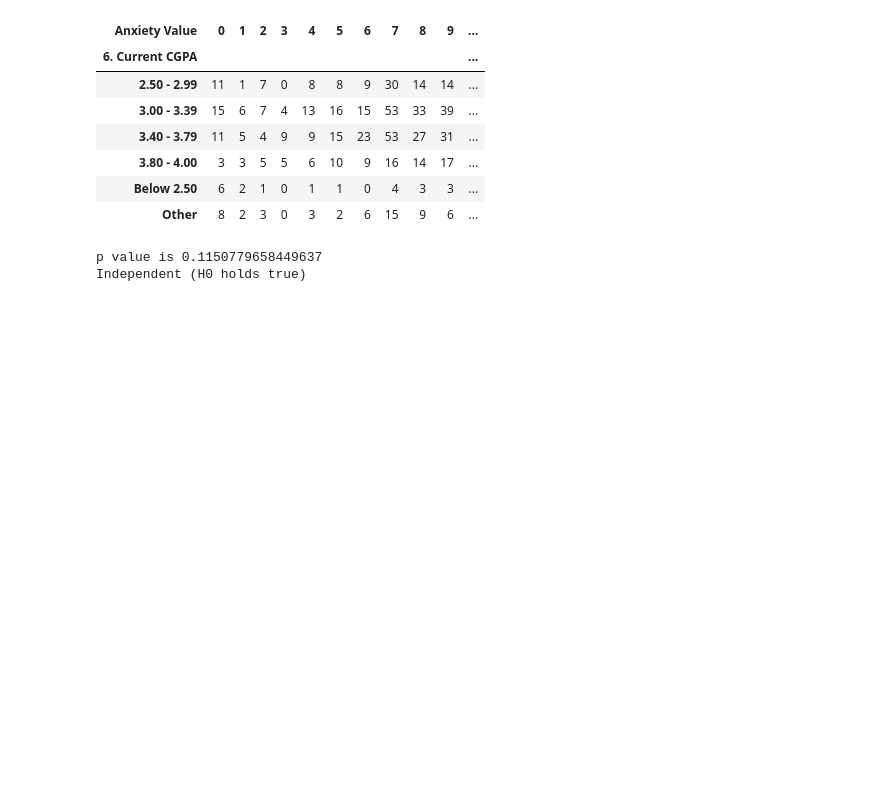
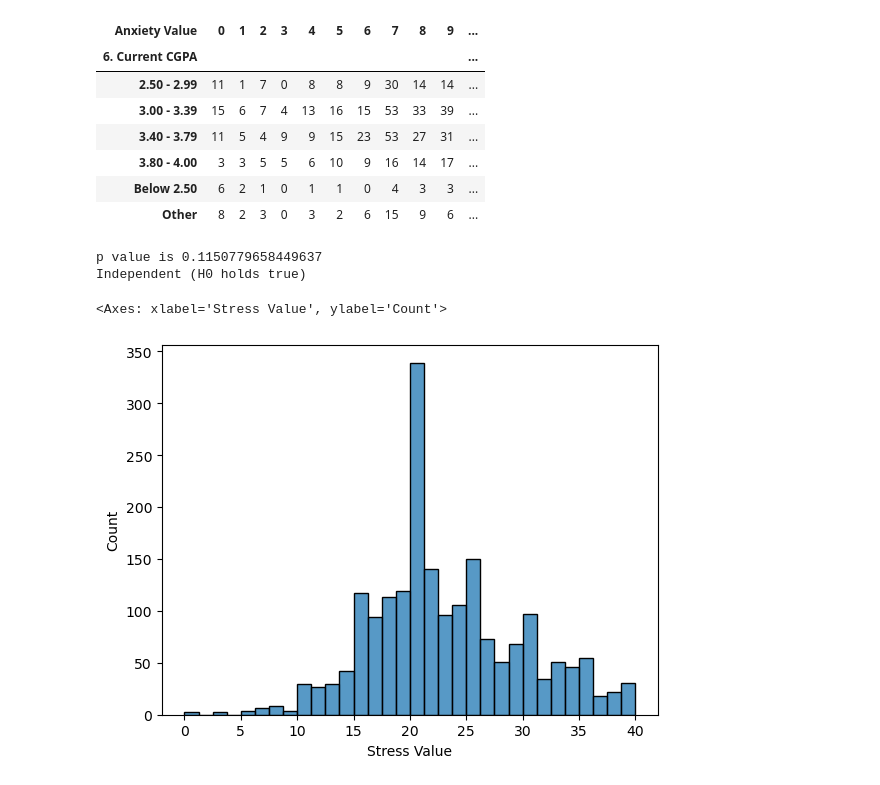
Before and after one commit to kawsar11499/My_Data_Science_Projects, a Jupyter notebook: Bangladesh_Student_Mental_Health.ipynb, the cells around one changed output. Cells and saved outputs as stored; diff of their text form; code cells hidden in the pictures; blank space fills up the shorter version.

Commit message:
Add files via upload
added histplot for stress values

```diff
--- a/Bangladesh_Student_Mental_Health.ipynb
+++ b/Bangladesh_Student_Mental_Health.ipynb
@@ -126,3 +145,8 @@ else:
 # %% [output]
 p value is 0.1150779658449637
 Independent (H0 holds true)
+# %%
+sns.histplot(df['Stress Value'])
+# %% [output]
+<Axes: xlabel='Stress Value', ylabel='Count'>
+[figure, added]
```
Also changed, not shown: parts of 2 cells of this notebook.
